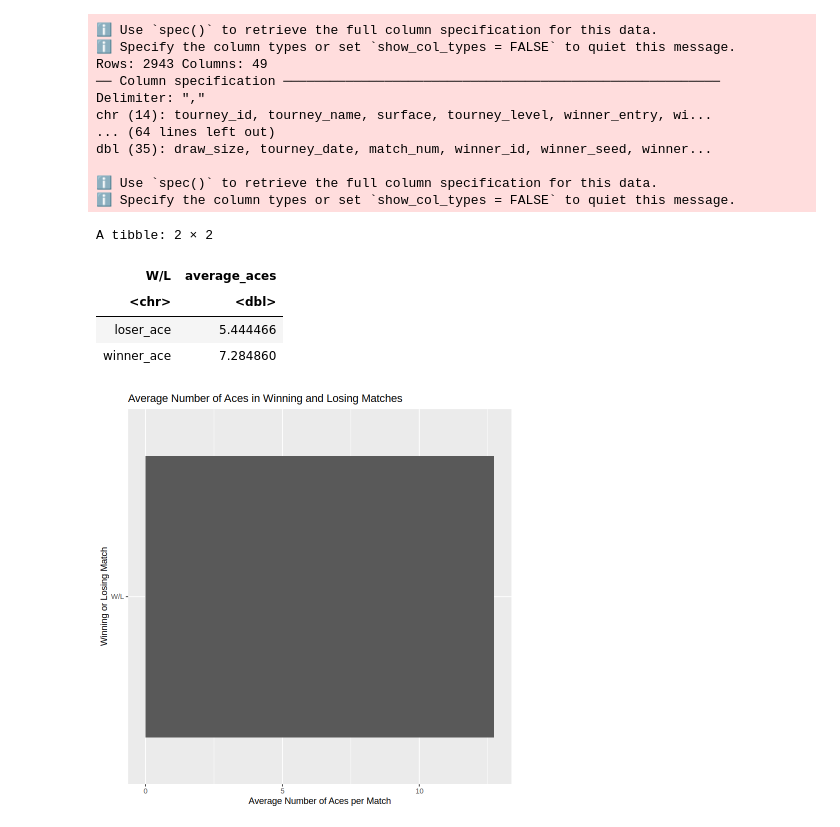
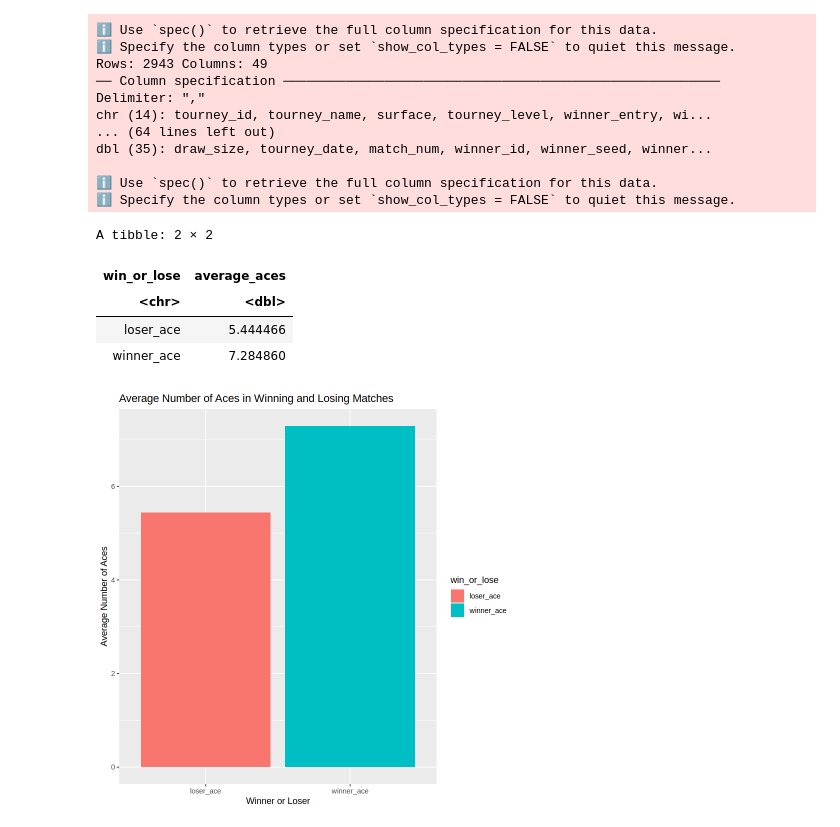
Before and after one commit to Jinception01/DSCI_100_Group_32, a Jupyter notebook: Untitled.ipynb, the cells around one changed output. Drawn from its saved outputs; the diff is of its cells as text; code cells hidden in the pictures.

```diff
--- a/Untitled.ipynb
+++ b/Untitled.ipynb
@@ -62,25 +62,26 @@ gigadata <- rbind(data2014, data2015, data2016, data2017, data2018, data2019, da
 # %%
 winner_ace_tbl<- summarize(gigadata, "winner_ace" = mean(w_ace, na.rm= TRUE))
 
 loser_ace_tbl<- summarize(gigadata, "loser_ace" = mean(l_ace, na.rm= TRUE))
 
 
 ace_tbl<- merge(loser_ace_tbl, winner_ace_tbl) |>
     pivot_longer(cols = loser_ace:winner_ace,
-                names_to= "W/L",
+                names_to= "win_or_lose",
                 values_to = "average_aces")
 
 ace_tbl
 
-ggplot(ace_tbl, aes(y= 'W/L', x = average_aces)) +
+ace_bar<- ggplot(ace_tbl, aes(x= win_or_lose, y = average_aces, fill=win_or_lose)) +
     geom_bar(stat="identity") +
-    ylab("Winning or Losing Match") +
-    xlab("Average Number of Aces per Match")+
+    labs(x = "Winner or Loser", y = "Average Number of Aces") +
     ggtitle("Average Number of Aces in Winning and Losing Matches")
+
+ace_bar
 # %% [output]
 A tibble: 2 × 2
-| W/L | average_aces |
+| win_or_lose | average_aces |
 | <chr> | <dbl> |
 | loser_ace | 5.444466 |
 | winner_ace | 7.284860 |
-[figure, old version]
+[figure, new version]
```
Also changed, not shown: parts of 1 cell of this notebook.
